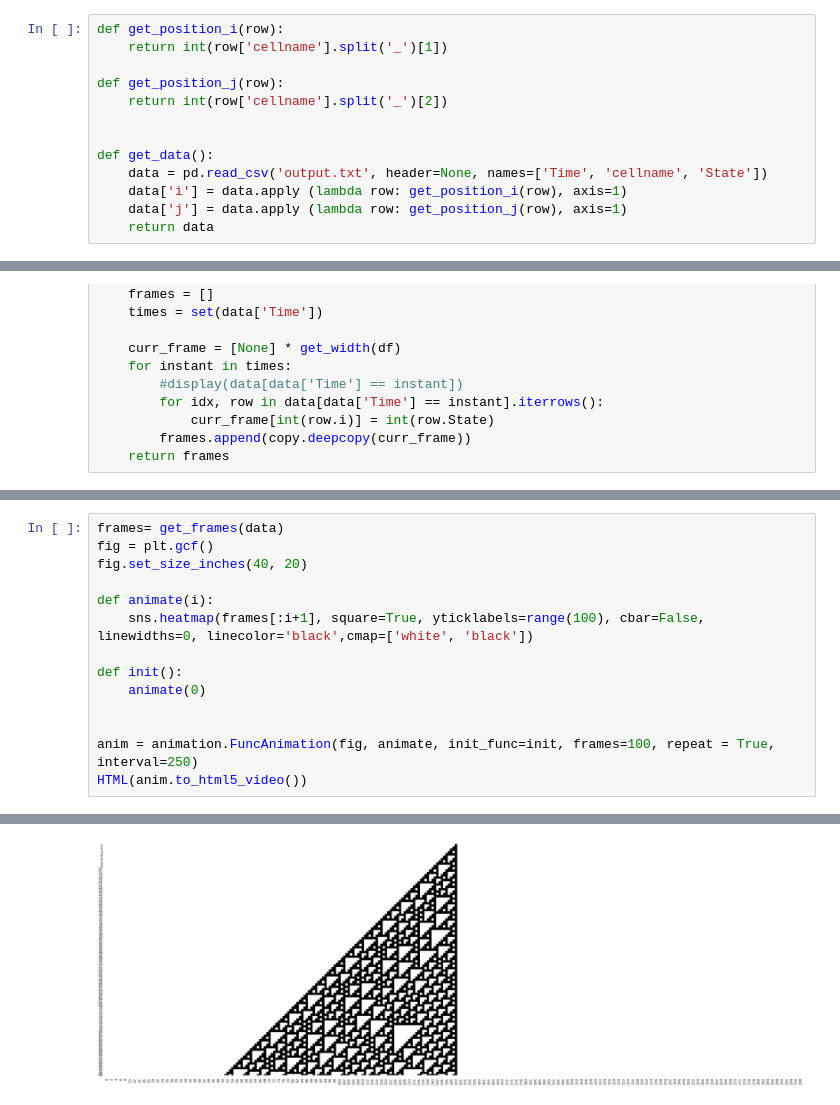
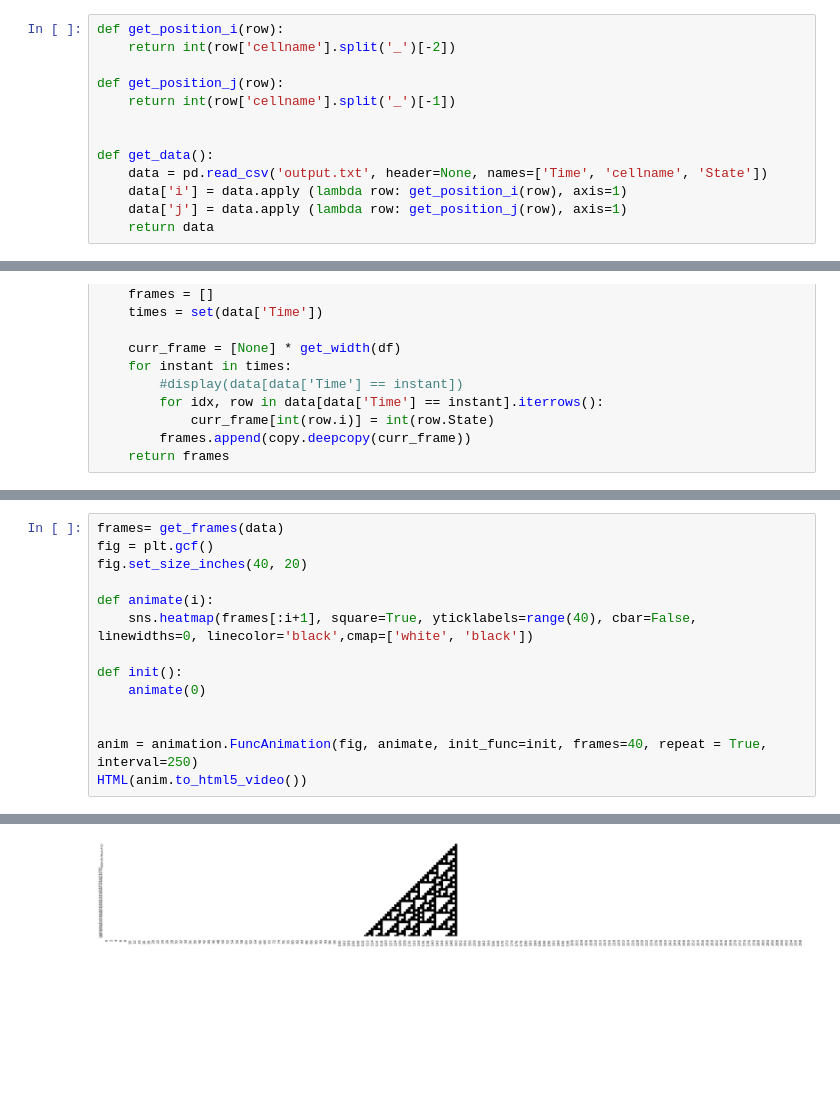
Before and after one commit to juanlanuzag/cadmium, a Jupyter notebook: Untitled.ipynb, the cells around one changed output, grey strips where cells are left out. Cells and saved outputs as stored; diff of their text form; blank space fills up the shorter version.

```diff
--- a/Untitled.ipynb
+++ b/Untitled.ipynb
@@ -9,10 +9,10 @@ from IPython.display import HTML
 sns.set()
 # %%
 def get_position_i(row):
-    return int(row['cellname'].split('_')[1])
+    return int(row['cellname'].split('_')[-2])
 
 def get_position_j(row):
-    return int(row['cellname'].split('_')[2])
+    return int(row['cellname'].split('_')[-1])
 
 
 def get_data():
@@ -46,17 +46,17 @@ plt.show()
 # %%
 frames= get_frames(data)
 fig = plt.gcf()
 fig.set_size_inches(40, 20)
 
 def animate(i):
-    sns.heatmap(frames[:i+1], square=True, yticklabels=range(100), cbar=False, linewidths=0, linecolor='black',cmap=['white', 'black'])
+    sns.heatmap(frames[:i+1], square=True, yticklabels=range(40), cbar=False, linewidths=0, linecolor='black',cmap=['white', 'black'])
 
 def init():
     animate(0)
 
 
-anim = animation.FuncAnimation(fig, animate, init_func=init, frames=100, repeat = True, interval=250)
+anim = animation.FuncAnimation(fig, animate, init_func=init, frames=40, repeat = True, interval=250)
 HTML(anim.to_html5_video())
 # %% [output]
 [interactive output not drawn]
-[figure, old version]
+[figure, new version]
```
Also changed, not shown: parts of 1 cell of this notebook, 4 other files.
